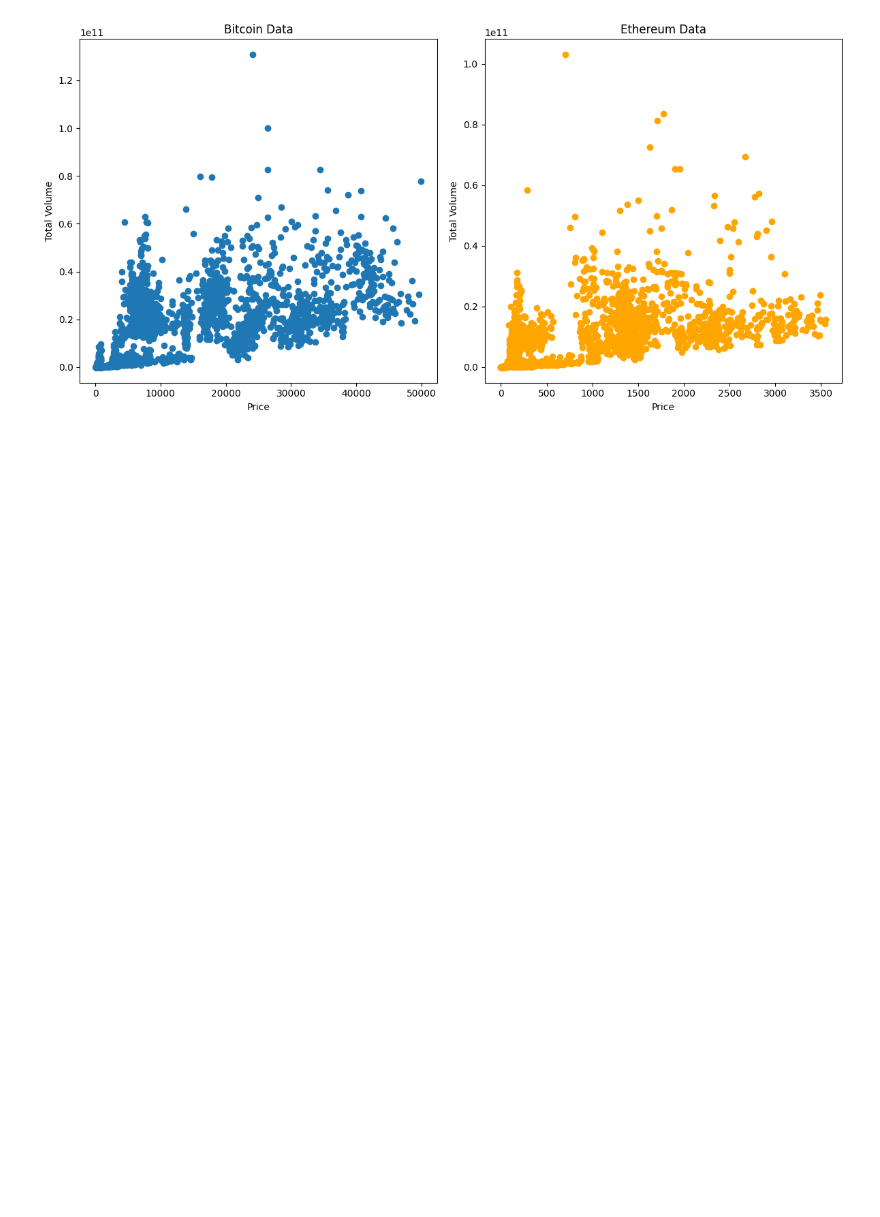
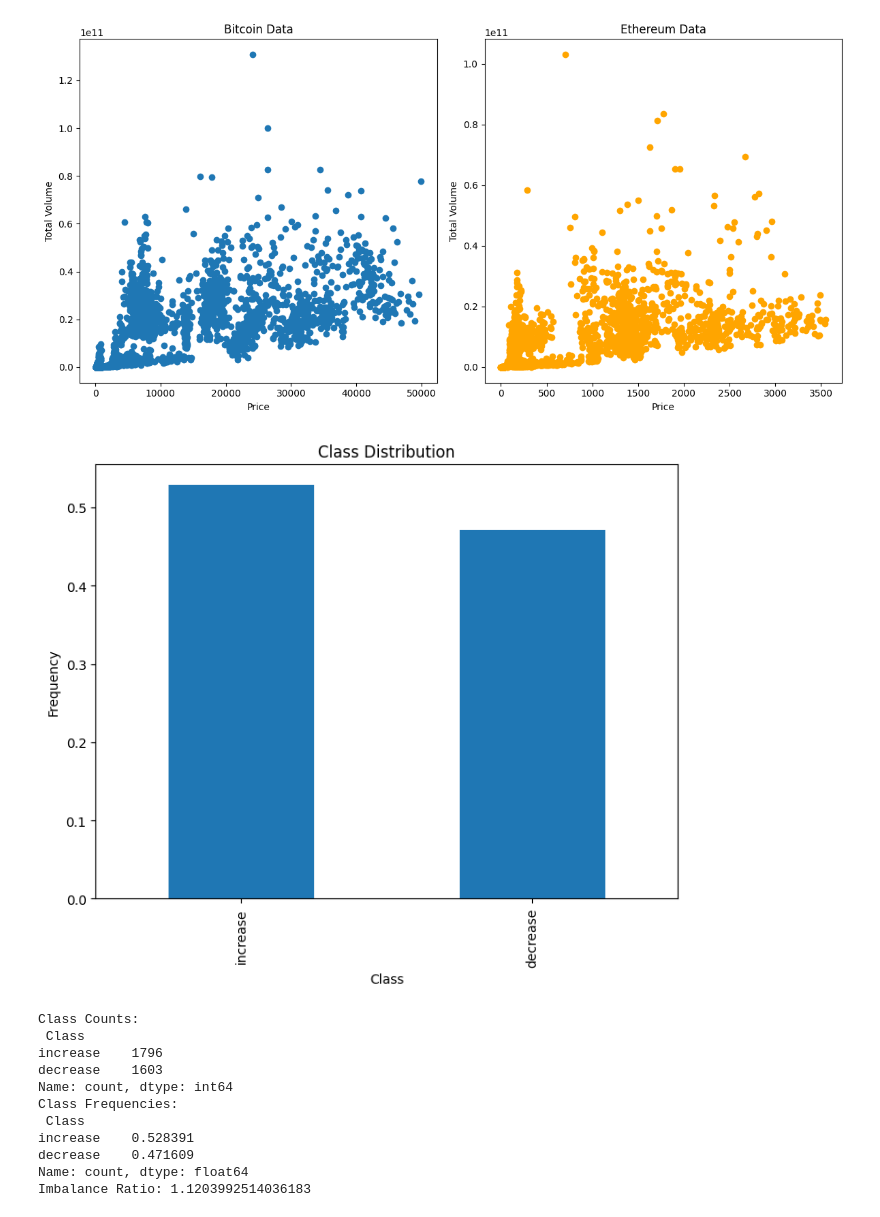
Before and after one commit to remediios/cryptocurrency-trading, a Jupyter notebook: data-mining/data-visualisation.ipynb, the cells around one changed output. Cells and saved outputs as stored; diff of their text form; code cells hidden in the pictures; blank space fills up the shorter version.

```diff
--- a/data-mining/data-visualisation.ipynb
+++ b/data-mining/data-visualisation.ipynb
@@ -260,3 +260,46 @@ plt.tight_layout()
 plt.show()
 # %% [output]
 [figure]
+# %%
+import pandas as pd
+import matplotlib.pyplot as plt
+
+# Load your dataset into a pandas DataFrame
+df = pd.read_csv('btc.csv')
+
+# Assuming the target variable is in a column named 'Class'
+target_column = 'Class'
+
+# Count the number of instances in each class
+class_counts = df[target_column].value_counts()
+
+# Calculate class frequencies
+class_frequencies = class_counts / len(df)
+
+# Plot the class distribution
+plt.figure(figsize=(8, 6))
+class_frequencies.plot(kind='bar')
+plt.xlabel('Class')
+plt.ylabel('Frequency')
+plt.title('Class Distribution')
+plt.show()
+
+# Compute class imbalance ratio (assuming binary classification)
+imbalance_ratio = class_counts[0] / class_counts[1]
+
+print('Class Counts:\n', class_counts)
+print('Class Frequencies:\n', class_frequencies)
+print('Imbalance Ratio:', imbalance_ratio)
+# %% [output]
+[figure, added]
+Class Counts:
+ Class
+increase    1796
+decrease    1603
+Name: count, dtype: int64
+Class Frequencies:
+ Class
+increase    0.528391
+decrease    0.471609
+Name: count, dtype: float64
+Imbalance Ratio: 1.1203992514036183
```
Also changed, not shown: parts of 1 cell of this notebook, 5 other files.
